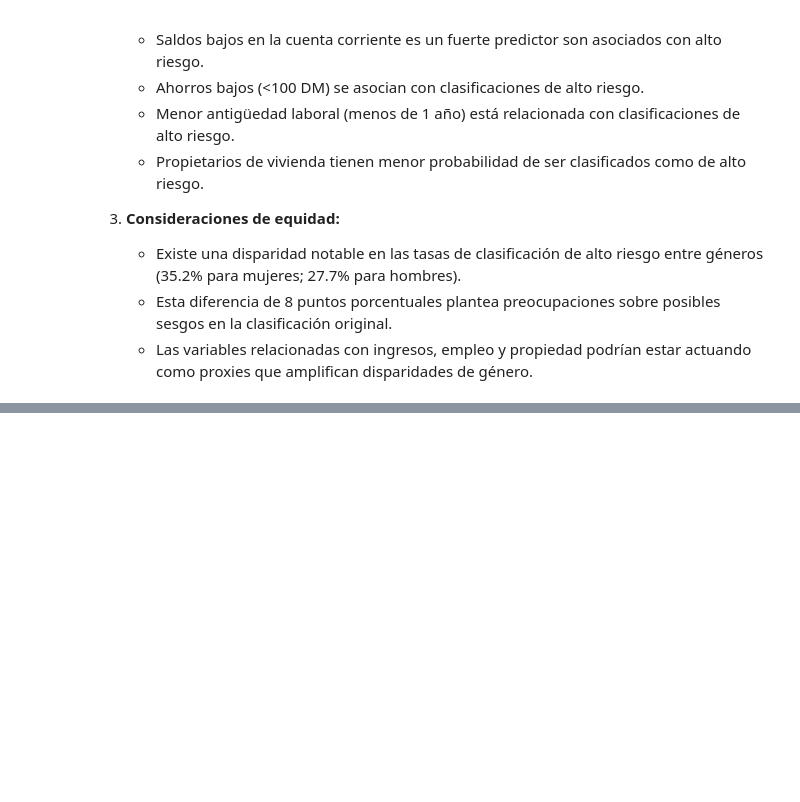
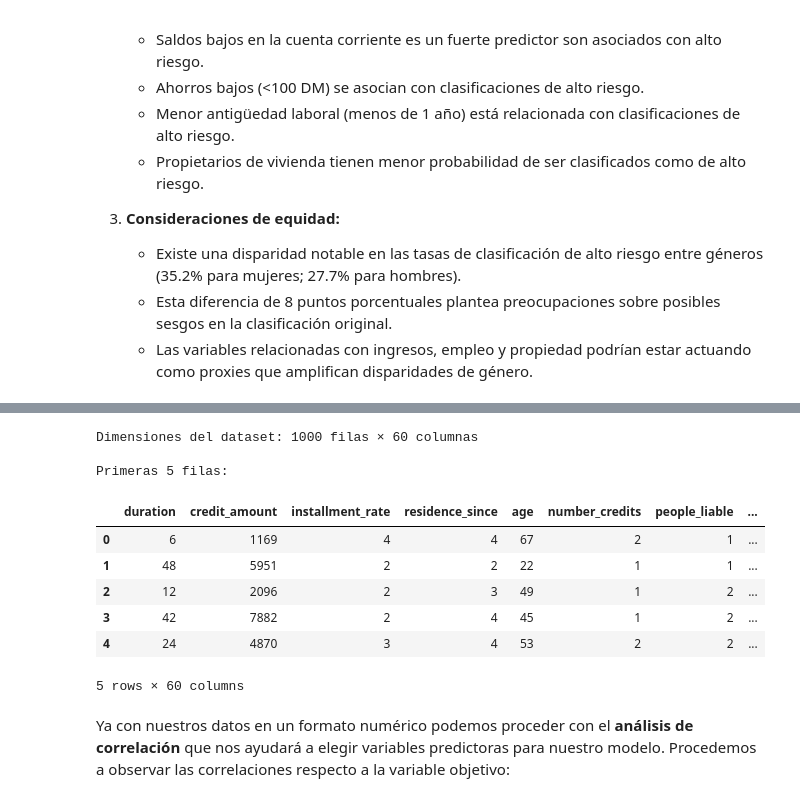
Before and after one commit to Gerardo1909/tpfinal_equidad, a Jupyter notebook: tp_final_fairness_ML/notebooks/main.ipynb, the cells around one changed output, grey strips where cells are left out. Saved outputs shown, nothing was run; the diff lists cells and outputs as text; code cells hidden in the pictures; blank space fills up the shorter version.

```diff
--- a/tp_final_fairness_ML/notebooks/main.ipynb
+++ b/tp_final_fairness_ML/notebooks/main.ipynb
@@ -514,7 +503,7 @@ for i, col in enumerate(numeric_attr):
     if col in ["number_credits", "people_liable"]:
         continue
     current_ax = ax[i]
-    sns.boxplot(y=y["target"], x=X[col], ax=current_ax, hue=y["target"], palette="colorblind")
+    sns.boxplot(y=y["target"], x=X[col], ax=current_ax, hue=y["target"])
     current_ax.set_title(col)
     current_ax.set_ylabel("")
     current_ax.set_xlabel("")
@@ -582,7 +571,7 @@ ax = ax.ravel()
 
 for i, col in enumerate(categorical_attr):
     current_ax = ax[i]
-    sns.countplot(y=X[col], hue=y["target"], ax=current_ax, palette="colorblind")
+    sns.countplot(y=X[col], hue=y["target"], ax=current_ax)
     current_ax.set_title(col)
     current_ax.set_ylabel("")
     current_ax.set_xlabel("Frecuencia")
@@ -698,0 +690,7 @@ Esta disparidad es significativa y plantea interrogantes importantes sobre equid
+# %%
+# Conversión de columnas tipo objeto a categóricas para mejor manejo
+categorical_attr = X.select_dtypes(include=["object"]).columns
+for col in categorical_attr:
+    X[col] = X[col].astype("category")
+
+X.info()
@@ -698,0 +737,27 @@ Esta disparidad es significativa y plantea interrogantes importantes sobre equid
+# %%
+# Eliminación de columnas innecesarias
+df = X.drop(columns=["personal_status_sex"])
+
+# Cambio de valores en columna 'class'
+df["target"] = y["class"].map({1: 1, 2: 0})
+
+# One-Hot Encoding de variables categóricas
+df_dummies = pd.get_dummies(df)
+df_dummies = df_dummies.astype(int)
+
+print(f"Dimensiones del dataset: {df_dummies.shape[0]} filas × {df_dummies.shape[1]} columnas\n")
+print("Primeras 5 filas:")
+display(df_dummies.head())
+# %% [output]
+Dimensiones del dataset: 1000 filas × 60 columnas
+
+Primeras 5 filas:
+|  | duration | credit_amount | installment_rate | residence_since | age | number_credits | people_liable | ... |
+| 0 | 6 | 1169 | 4 | 4 | 67 | 2 | 1 | ... |
+| 1 | 48 | 5951 | 2 | 2 | 22 | 1 | 1 | ... |
+| 2 | 12 | 2096 | 2 | 3 | 49 | 1 | 2 | ... |
+| 3 | 42 | 7882 | 2 | 4 | 45 | 1 | 2 | ... |
+| 4 | 24 | 4870 | 3 | 4 | 53 | 2 | 2 | ... |
+5 rows × 60 columns
+# %% [markdown]
+Ya con nuestros datos en un formato numérico podemos proceder con el **análisis de correlación** que nos ayudará a elegir variables predictoras para nuestro modelo. Procedemos a observar las correlaciones respecto a la variable objetivo:
```
Also changed, not shown: parts of 19 cells of this notebook.
